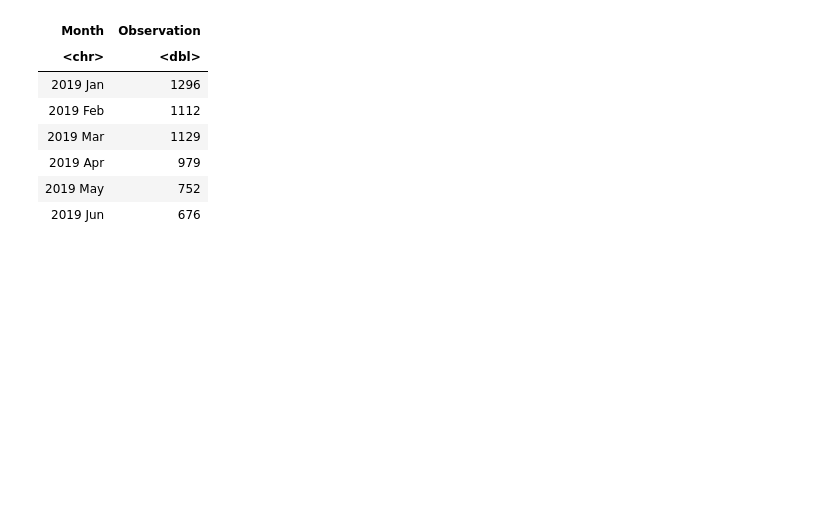
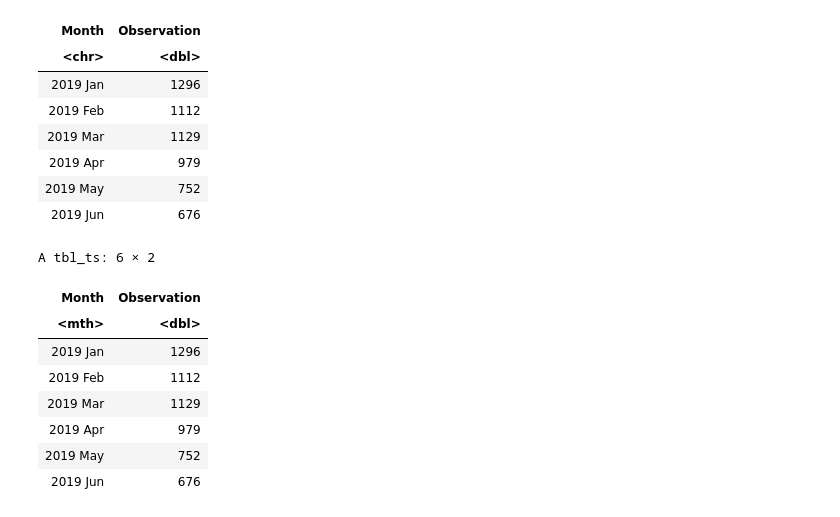
Before and after one commit to Ibrahim-Khayat/-IE499, a Jupyter notebook: index.ipynb, the cells around one changed output. Saved outputs shown, nothing was run; the diff lists cells and outputs as text; code cells hidden in the pictures; blank space fills up the shorter version.

```diff
--- a/index.ipynb
+++ b/index.ipynb
@@ -84,3 +81,15 @@ A tibble: 6 × 2
 Karthik <- Karthik |>
   mutate(Month = yearmonth(Month)) |>
   as_tsibble(index = Month)
+# %%
+head(Karthik)
+# %% [output]
+A tbl_ts: 6 × 2
+| Month | Observation |
+| <mth> | <dbl> |
+| 2019 Jan | 1296 |
+| 2019 Feb | 1112 |
+| 2019 Mar | 1129 |
+| 2019 Apr | 979 |
+| 2019 May | 752 |
+| 2019 Jun | 676 |
```
Also changed, not shown: parts of 9 cells of this notebook.
